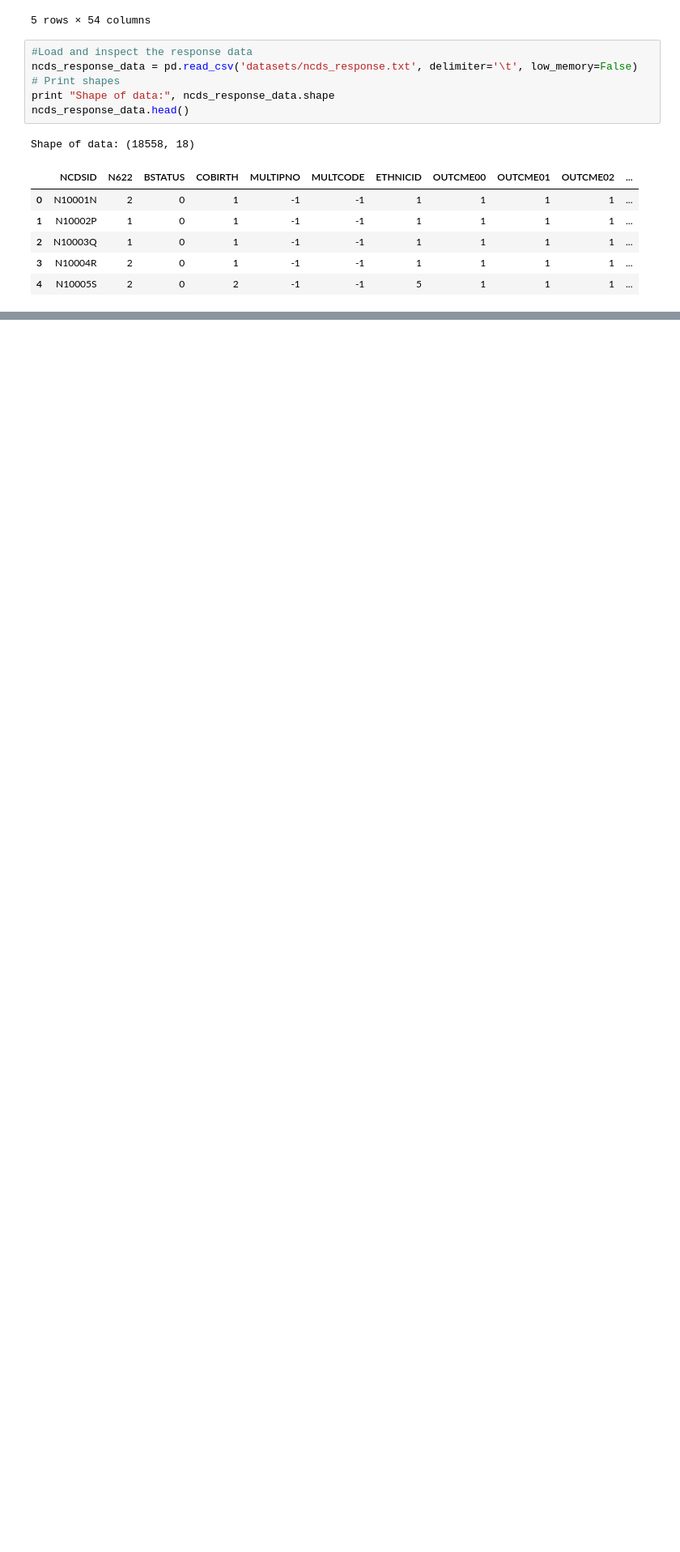
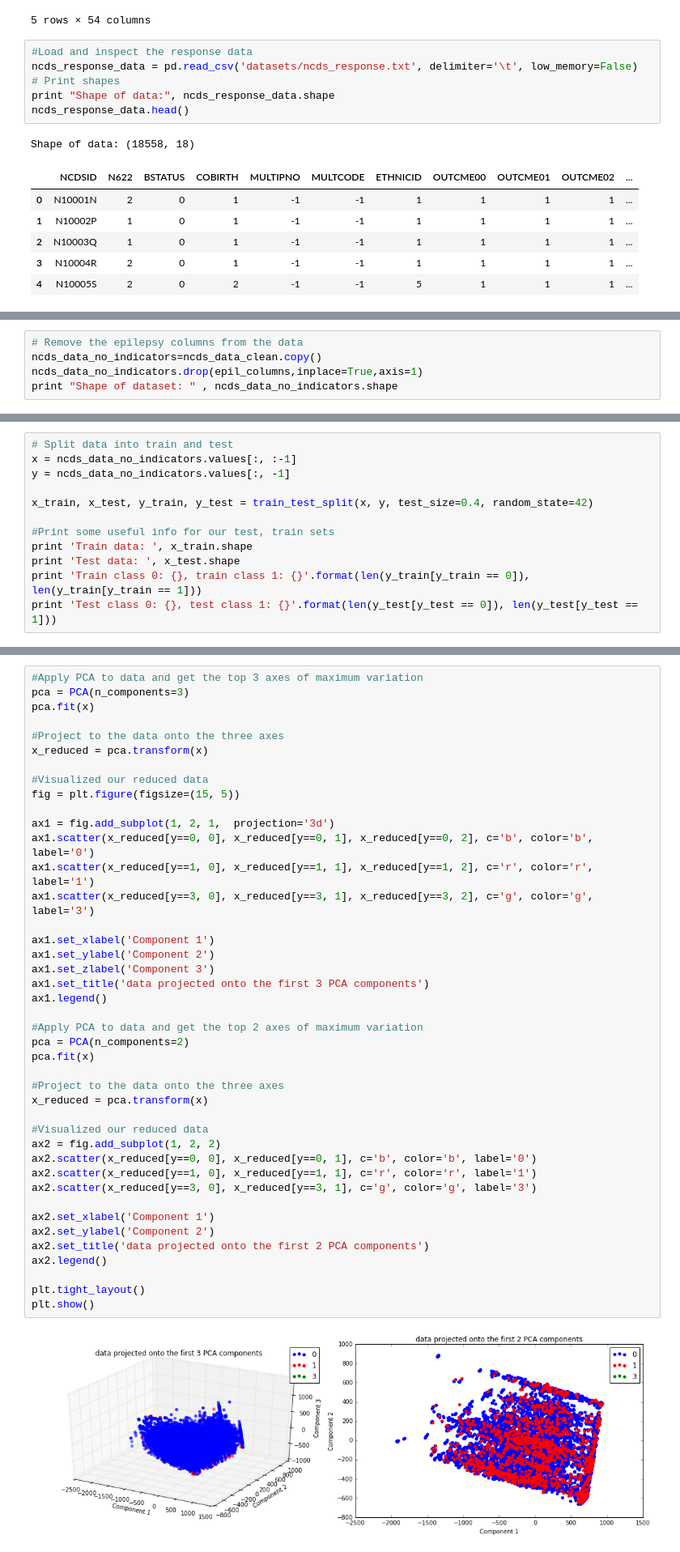
Before and after one commit to harvard-team-pivot/epilepsy-prediction, a Jupyter notebook: docs/ipynb/20_exploratory_data_analysis_04.ipynb, the cells around one changed output, grey strips where cells are left out. Shown at 81% size. Cells and saved outputs as stored; diff of their text form; blank space fills up the shorter version.

```diff
--- a/docs/ipynb/20_exploratory_data_analysis_04.ipynb
+++ b/docs/ipynb/20_exploratory_data_analysis_04.ipynb
@@ -79,0 +487,5 @@ Shape of data: (18558, 18)
+# %%
+# Remove the epilepsy columns from the data
+ncds_data_no_indicators=ncds_data_clean.copy()
+ncds_data_no_indicators.drop(epil_columns,inplace=True,axis=1)
+print "Shape of dataset: " , ncds_data_no_indicators.shape
@@ -79,0 +498,12 @@ Shape of data: (18558, 18)
+# %%
+# Split data into train and test
+x = ncds_data_no_indicators.values[:, :-1]
+y = ncds_data_no_indicators.values[:, -1]
+
+x_train, x_test, y_train, y_test = train_test_split(x, y, test_size=0.4, random_state=42)
+
+#Print some useful info for our test, train sets
+print 'Train data: ', x_train.shape
+print 'Test data: ', x_test.shape
+print 'Train class 0: {}, train class 1: {}'.format(len(y_train[y_train == 0]), len(y_train[y_train == 1]))
+print 'Test class 0: {}, test class 1: {}'.format(len(y_test[y_test == 0]), len(y_test[y_test == 1]))
@@ -79,0 +533,44 @@ Shape of data: (18558, 18)
+# %%
+#Apply PCA to data and get the top 3 axes of maximum variation
+pca = PCA(n_components=3)
+pca.fit(x)
+
+#Project to the data onto the three axes
+x_reduced = pca.transform(x)
+
+#Visualized our reduced data
+fig = plt.figure(figsize=(15, 5))
+
+ax1 = fig.add_subplot(1, 2, 1,  projection='3d')
+ax1.scatter(x_reduced[y==0, 0], x_reduced[y==0, 1], x_reduced[y==0, 2], c='b', color='b', label='0')
+ax1.scatter(x_reduced[y==1, 0], x_reduced[y==1, 1], x_reduced[y==1, 2], c='r', color='r', label='1')
+ax1.scatter(x_reduced[y==3, 0], x_reduced[y==3, 1], x_reduced[y==3, 2], c='g', color='g', label='3')
+
+ax1.set_xlabel('Component 1')
+ax1.set_ylabel('Component 2')
+ax1.set_zlabel('Component 3')
+ax1.set_title('data projected onto the first 3 PCA components')
+ax1.legend()
+
+#Apply PCA to data and get the top 2 axes of maximum variation
+pca = PCA(n_components=2)
+pca.fit(x)
+
+#Project to the data onto the three axes
+x_reduced = pca.transform(x)
+
+#Visualized our reduced data
+ax2 = fig.add_subplot(1, 2, 2)
+ax2.scatter(x_reduced[y==0, 0], x_reduced[y==0, 1], c='b', color='b', label='0')
+ax2.scatter(x_reduced[y==1, 0], x_reduced[y==1, 1], c='r', color='r', label='1')
+ax2.scatter(x_reduced[y==3, 0], x_reduced[y==3, 1], c='g', color='g', label='3')
+
+ax2.set_xlabel('Component 1')
+ax2.set_ylabel('Component 2')
+ax2.set_title('data projected onto the first 2 PCA components')
+ax2.legend()
+
+plt.tight_layout()
+plt.show()
+# %% [output]
+[figure, added]
```
Also changed, not shown: parts of 22 cells of this notebook, 9 other files.
